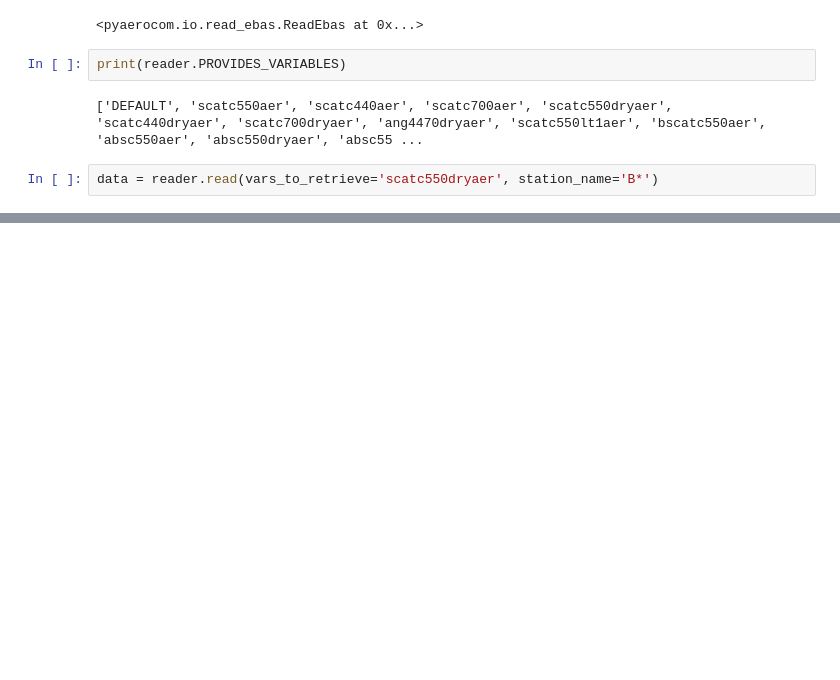
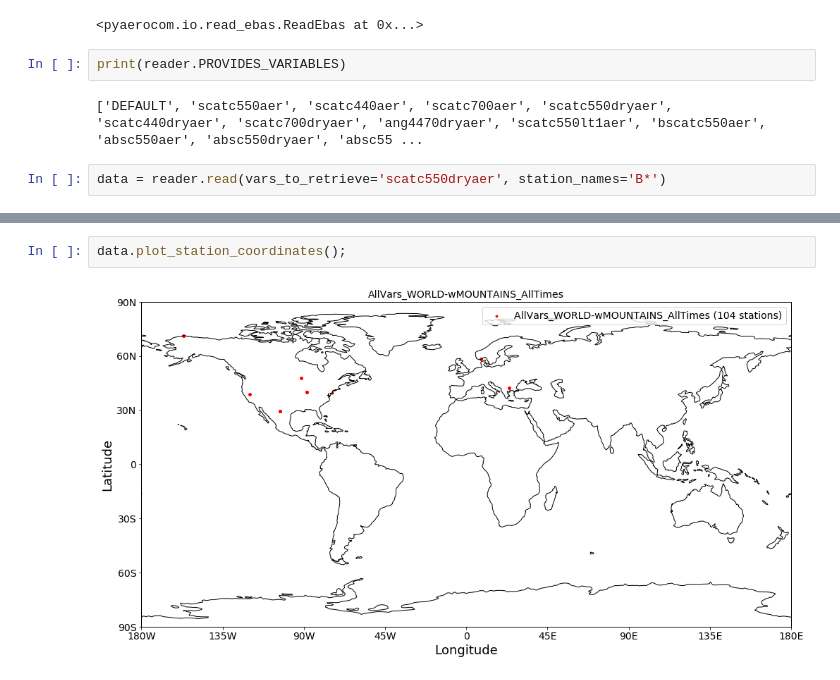
Before and after one commit to NordicESMhub/NEGI-Abisko-2019, a Jupyter notebook: content/training/pyaerocom/example_ebas_read.ipynb, the cells around one changed output, grey strips where cells are left out. Saved outputs shown, nothing was run; the diff lists cells and outputs as text; blank space fills up the shorter version.

```diff
--- a/content/training/pyaerocom/example_ebas_read.ipynb
+++ b/content/training/pyaerocom/example_ebas_read.ipynb
@@ -16,7 +16,7 @@ print(reader.PROVIDES_VARIABLES)
 # %% [output]
 ['DEFAULT', 'scatc550aer', 'scatc440aer', 'scatc700aer', 'scatc550dryaer', 'scatc440dryaer', 'scatc700dryaer', 'ang4470dryaer', 'scatc550lt1aer', 'bscatc550aer', 'absc550aer', 'absc550dryaer', 'absc55 ...
 # %%
-data = reader.read(vars_to_retrieve='scatc550dryaer', station_name='B*')
+data = reader.read(vars_to_retrieve='scatc550dryaer', station_names='B*')
 # %% [output]
 Retrieving EBAS files for variables
 ['scatc550dryaer']
@@ -25,0 +45,4 @@ KeyboardInterrupt:
+# %%
+data.plot_station_coordinates();
+# %% [output]
+[figure, added]
```
Also changed, not shown: parts of 2 cells of this notebook, 3 other files.
